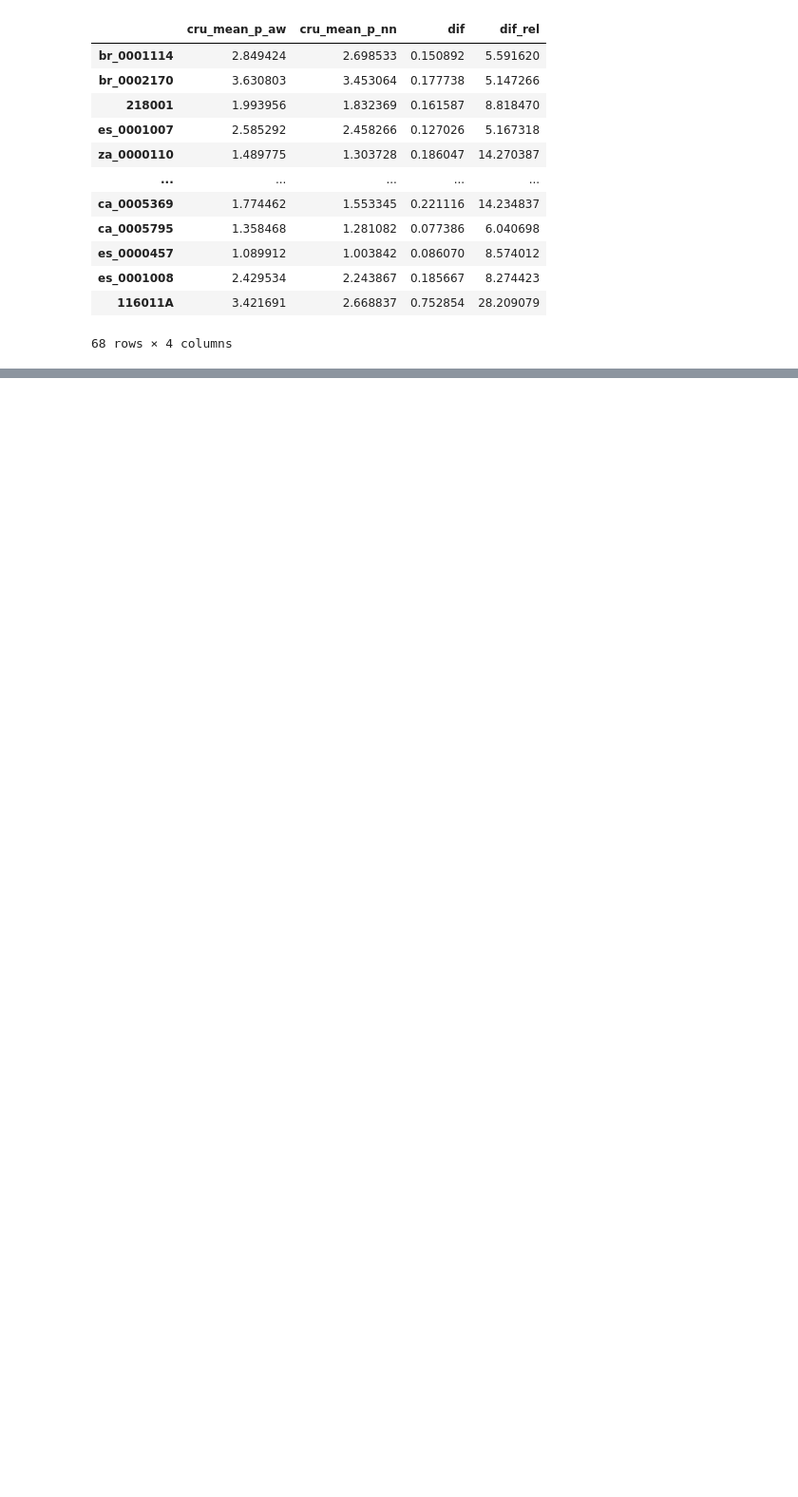
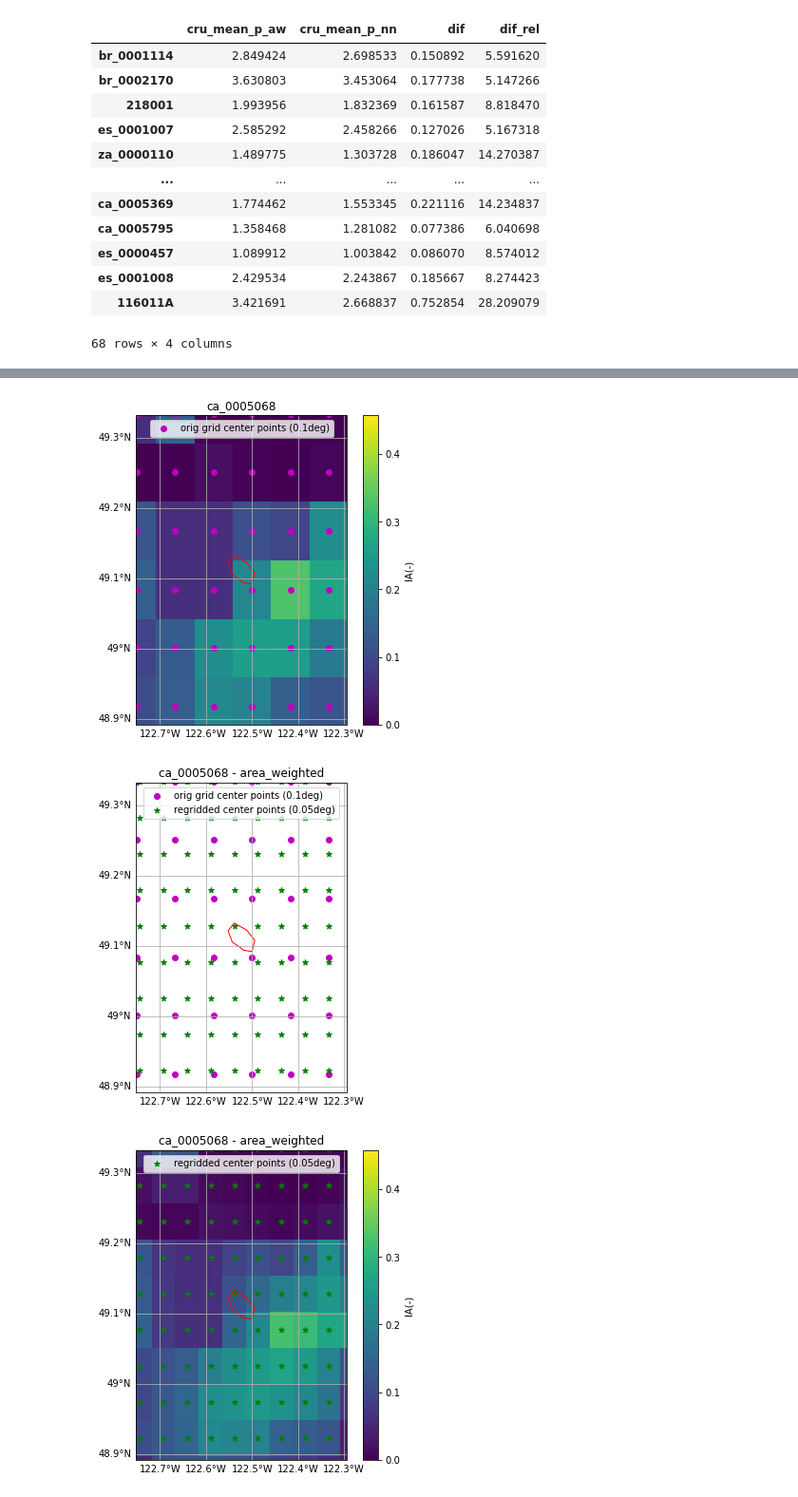
Before and after one commit to fvanoorschot/global_sr_module, a Jupyter notebook: visualize_grid_to_catchments.ipynb, the cells around one changed output, grey strips where cells are left out. Shown at 95% size. Cells and saved outputs as stored; diff of their text form; code cells hidden in the pictures; blank space fills up the shorter version.

```diff
--- a/visualize_grid_to_catchments.ipynb
+++ b/visualize_grid_to_catchments.ipynb
@@ -251,0 +389,11 @@ def map_grid_to_catchment(catch_id,grid_resolution_o,grid_resolution_t,regrid_me
+# %%
+grid_resolution_o=0.1
+grid_resolution_t=0.05
+catch_id = 'ca_0005068'
+
+regrid_method='area_weighted'
+map_grid_to_catchment_IA(catch_id,grid_resolution_o,grid_resolution_t,regrid_method)
+# %% [output]
+[figure, added]
+[figure, added]
+[figure, added]
```
Also changed, not shown: parts of 8 cells of this notebook, 4 other files.
